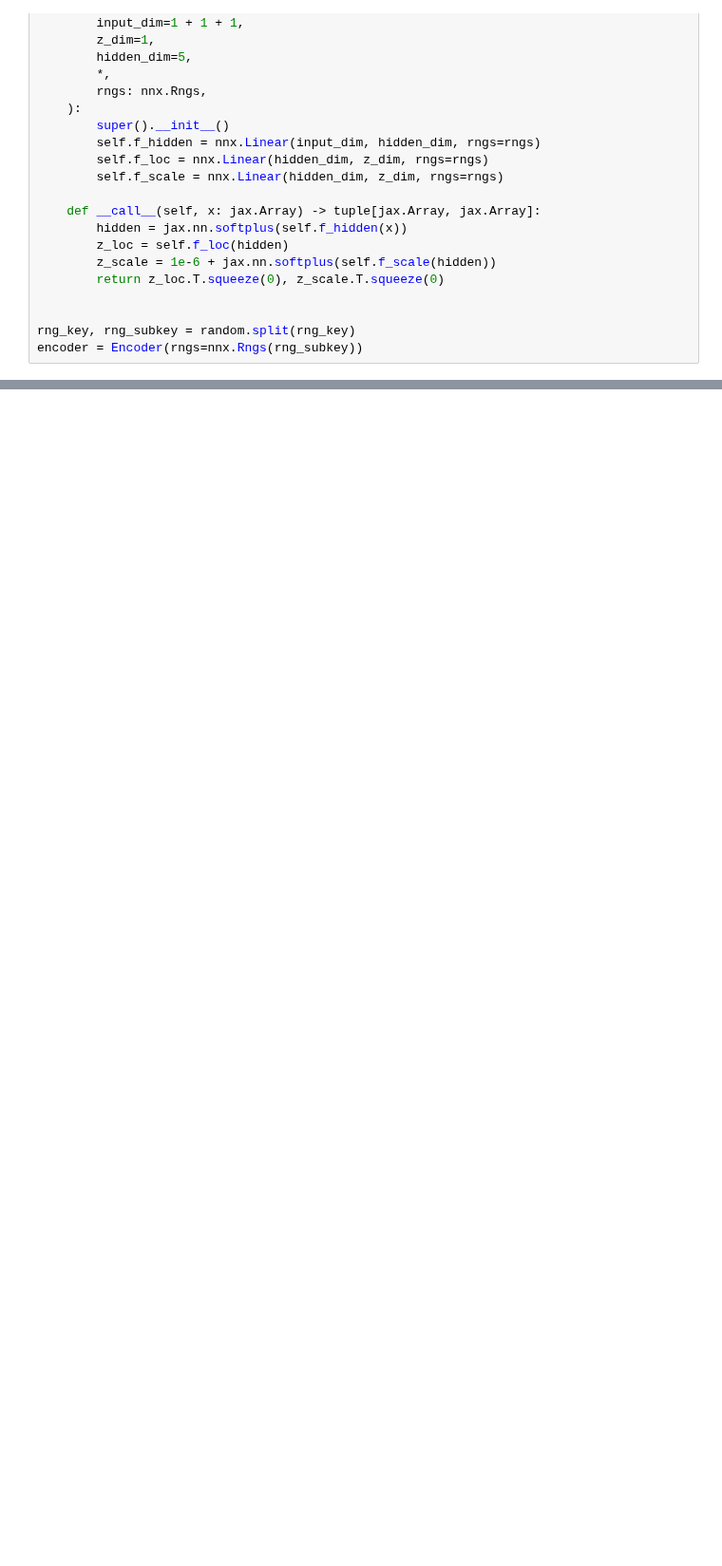
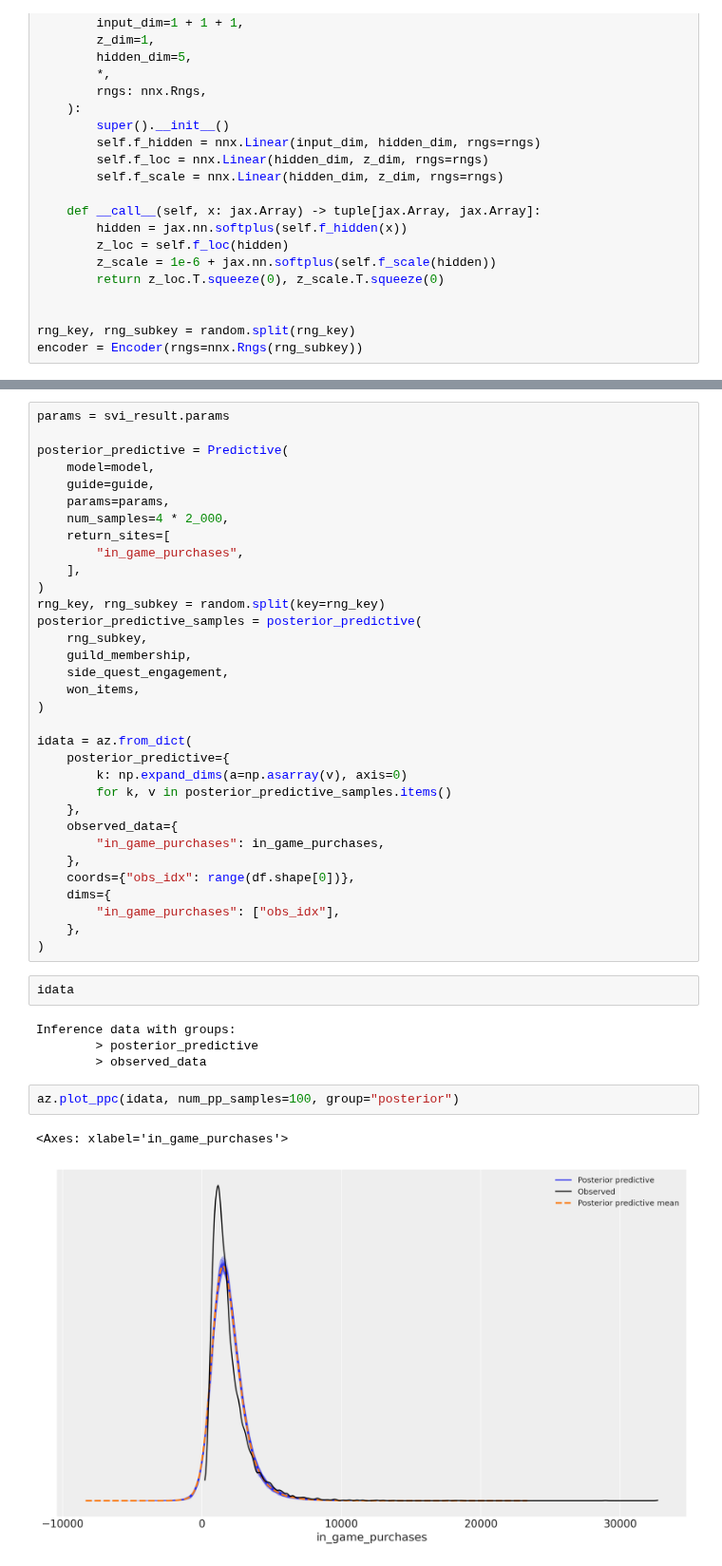
Before and after one commit to juanitorduz/website_projects, a Jupyter notebook: Python/online_game_ate.ipynb, the cells around one changed output, grey strips where cells are left out. Shown at 95% size. Drawn from its saved outputs; the diff is of its cells as text; blank space fills up the shorter version.

```diff
--- a/Python/online_game_ate.ipynb
+++ b/Python/online_game_ate.ipynb
@@ -173,0 +231,44 @@ encoder = Encoder(rngs=nnx.Rngs(rng_subkey))
+# %%
+params = svi_result.params
+
+posterior_predictive = Predictive(
+    model=model,
+    guide=guide,
+    params=params,
+    num_samples=4 * 2_000,
+    return_sites=[
+        "in_game_purchases",
+    ],
+)
+rng_key, rng_subkey = random.split(key=rng_key)
+posterior_predictive_samples = posterior_predictive(
+    rng_subkey,
+    guild_membership,
+    side_quest_engagement,
+    won_items,
+)
+
+idata = az.from_dict(
+    posterior_predictive={
+        k: np.expand_dims(a=np.asarray(v), axis=0)
+        for k, v in posterior_predictive_samples.items()
+    },
+    observed_data={
+        "in_game_purchases": in_game_purchases,
+    },
+    coords={"obs_idx": range(df.shape[0])},
+    dims={
+        "in_game_purchases": ["obs_idx"],
+    },
+)
+# %%
+idata
+# %% [output]
+Inference data with groups:
+        > posterior_predictive
+        > observed_data
+# %%
+az.plot_ppc(idata, num_pp_samples=100, group="posterior")
+# %% [output]
+<Axes: xlabel='in_game_purchases'>
+[figure, added]
```
Also changed, not shown: parts of 4 cells of this notebook.
